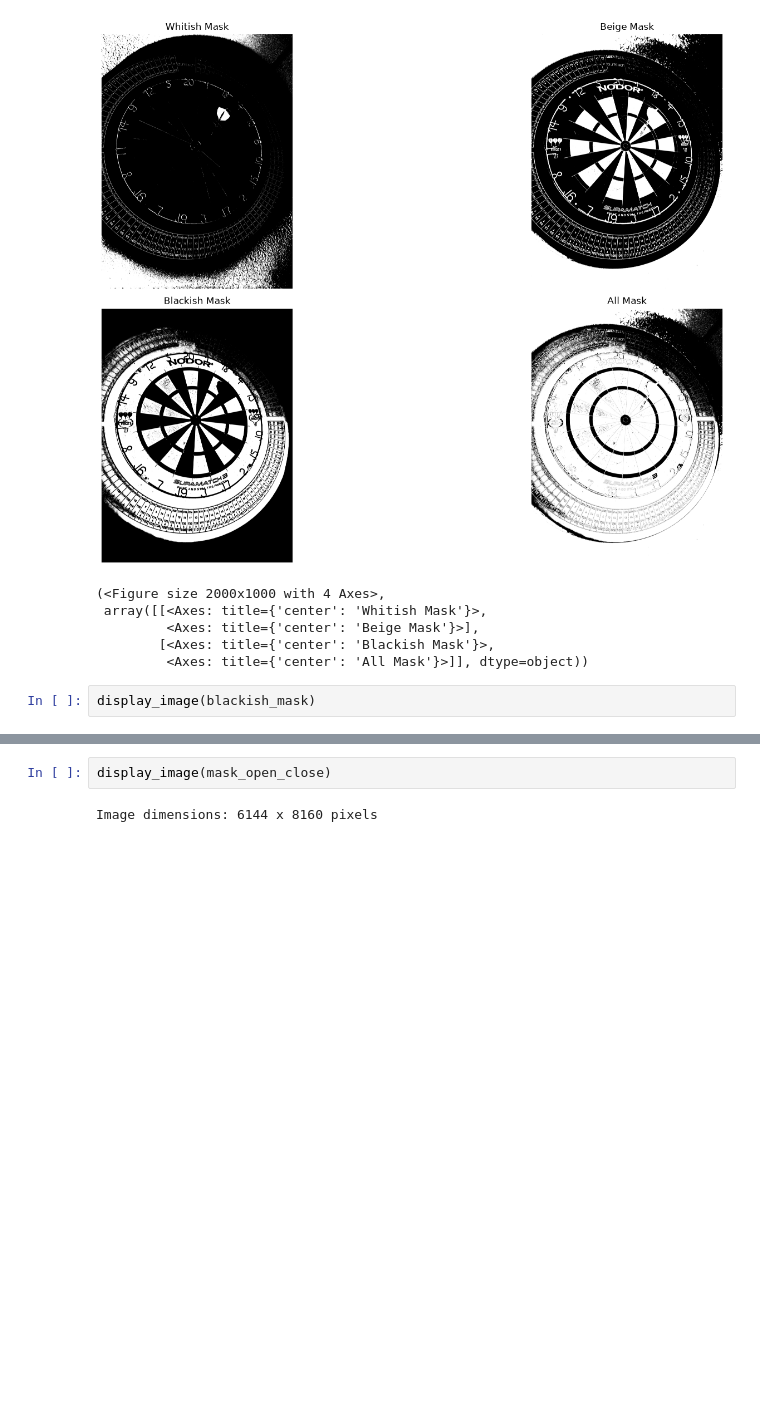
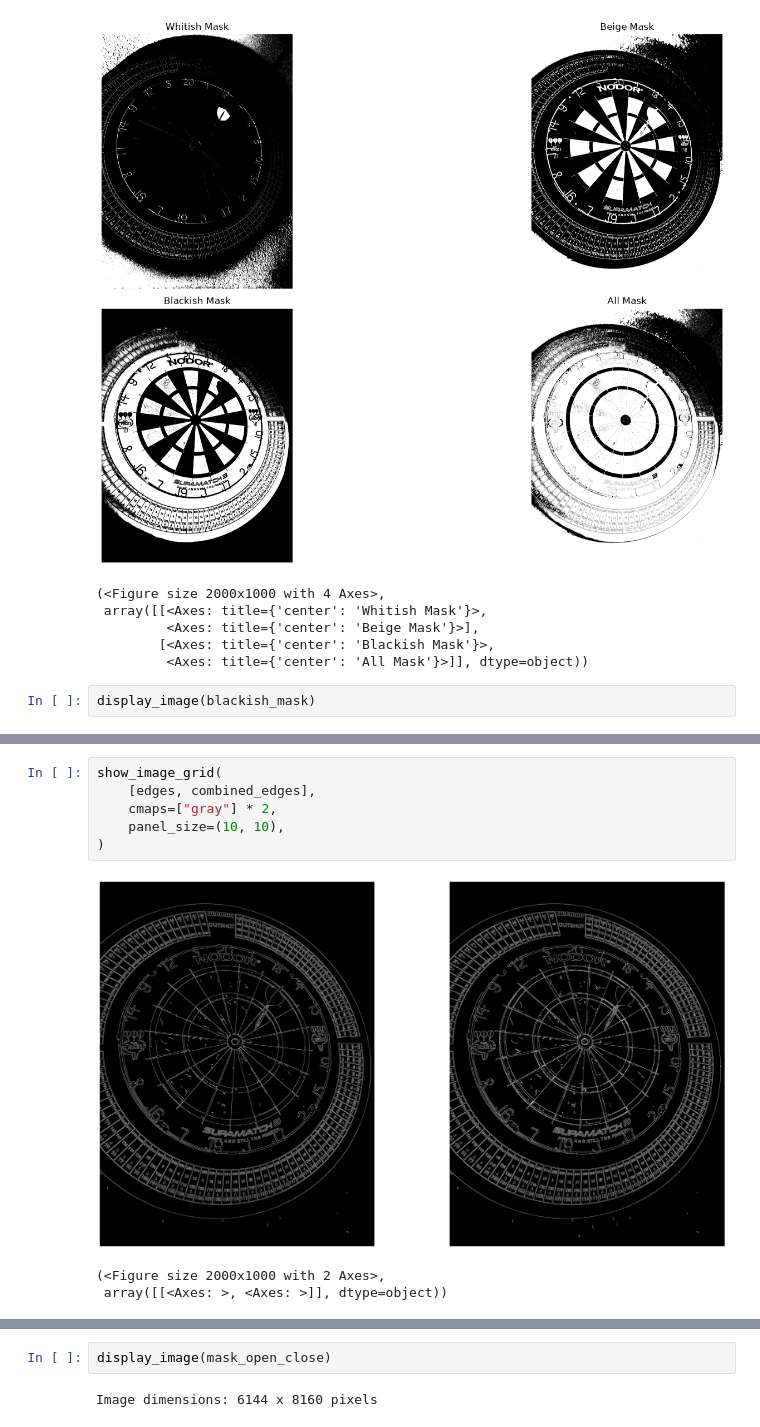
Before and after one commit to ueliwechsler/dartcv, a Jupyter notebook: src/dartcv/find_single_dart.ipynb, the cells around one changed output, grey strips where cells are left out. Drawn from its saved outputs; the diff is of its cells as text; blank space fills up the shorter version.

```diff
--- a/src/dartcv/find_single_dart.ipynb
+++ b/src/dartcv/find_single_dart.ipynb
@@ -170,0 +211,10 @@ Image dimensions: 753 x 1000 pixels
+# %%
+show_image_grid(
+    [edges, combined_edges],
+    cmaps=["gray"] * 2,
+    panel_size=(10, 10),
+)
+# %% [output]
+[figure, added]
+(<Figure size 2000x1000 with 2 Axes>,
+ array([[<Axes: >, <Axes: >]], dtype=object))
```
Also changed, not shown: parts of 7 cells of this notebook, 29 other files.
